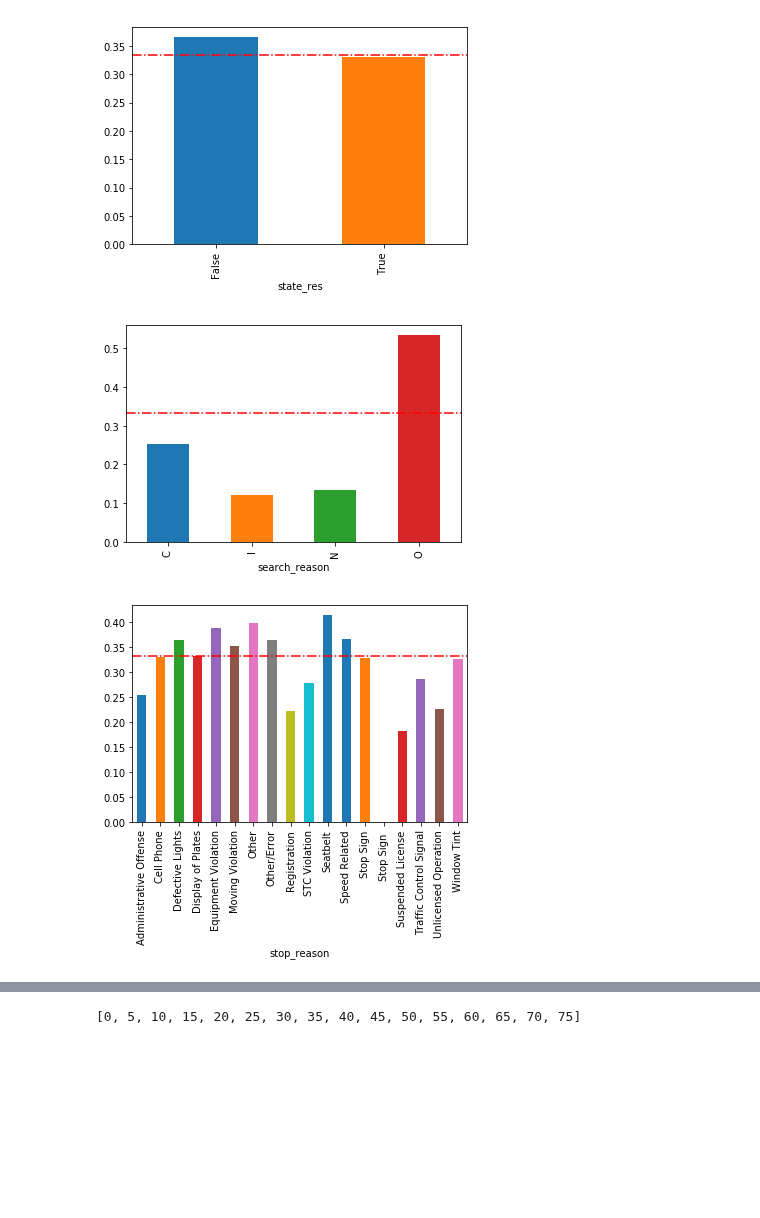
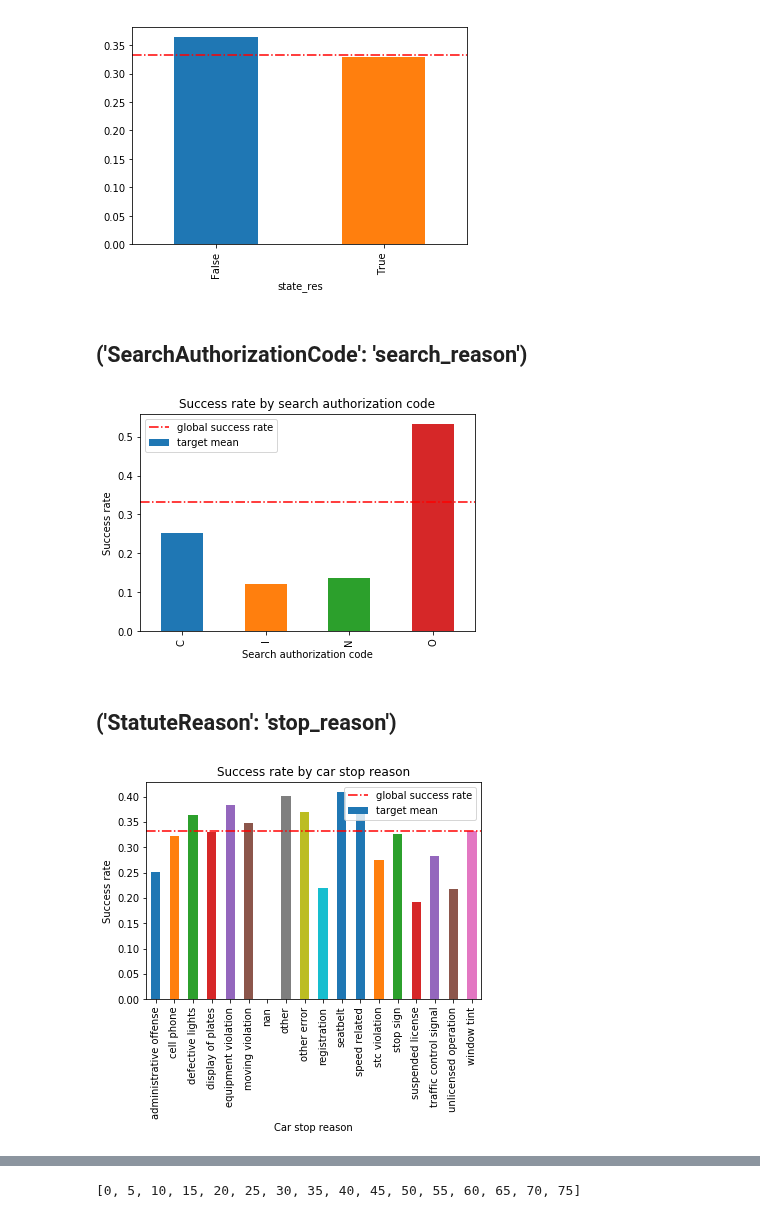
Before and after one commit to jnpicao/LDSSA-batch3-workspace, a Jupyter notebook: Capstone/target_detection_patterns.ipynb, the cells around one changed output, grey strips where cells are left out. Cells and saved outputs as stored; diff of their text form; code cells hidden in the pictures; blank space fills up the shorter version.

```diff
--- a/Capstone/target_detection_patterns.ipynb
+++ b/Capstone/target_detection_patterns.ipynb
@@ -28,23 +28,25 @@ def ends(df, x=5):
 file_path = os.path.join('data', 'train.csv')
 
 
-# Option 1 for reading a sample of the file
-n_total_rows = 2437645
-prc_rows_to_read = 10
-n_rows_to_read = int(prc_rows_to_read/100*n_total_rows)
-n_rows_to_skip = n_total_rows - n_rows_to_read
+# # Option 1 for reading a sample of the file
+# n_total_rows = 2437645
+# prc_rows_to_read = 10
+# n_rows_to_read = int(prc_rows_to_read/100*n_total_rows)
+# n_rows_to_skip = n_total_rows - n_rows_to_read
 
-random.seed(178) # this is to get always the same sample. can be removed if we want the sample to change
-list_of_rows_to_skip = random.sample(
-    range(1, n_total_rows-1), # this is a range from the first row after the header, to the last row on the file
-    n_rows_to_skip # this is the number of rows we want to sample, i.e, to skip
-)
+# random.seed(178) # this is to get always the same sample. can be removed if we want the sample to change
+
+# list_of_rows_to_skip = random.sample(
+#     range(1, n_total_rows-1), # this is a range from the first row after the header, to the last row on the file
+#     n_rows_to_skip # this is the number of rows we want to sample, i.e, to skip
+# )
 
 
 # Option 2 for reading a sample of the file
 # sample 20% of the rows
-p = 0.8
+p = 1
 
+random.seed(178)  # this is to get always the same sample. can be removed if we want the sample to change
 try:
     df_original = pd.read_csv(file_path,
                              skiprows = lambda row_num: random.random() > p and row_num > 0,
@@ -125,6 +127,7 @@ def data_transformer(df_original: pd.DataFrame, columns_dict: dict) -> pd.DataFr
     # Clean strings from special characters and multiple spaces
     df.local = df.local.apply(simple_clean)
     df.departm = df.departm.apply(simple_clean)
+    df.stop_reason = df.stop_reason.apply(simple_clean)
 
     # convert Intervention DateTime to index of the DataFrame
     #df = df.set_index('date').sort_index()
@@ -444,13 +350,35 @@ dfs.groupby('state_res').target.mean().plot.bar()
 plt.axhline(y=target_global_mean, color='r', linestyle='-.');
 # %% [output]
 [figure]
+# %% [markdown]
+## ('SearchAuthorizationCode': 'search_reason')
 # %%
-dfs.groupby('search_reason').target.mean().plot.bar()
-plt.axhline(y=target_global_mean, color='r', linestyle='-.');
+dfs.groupby('search_reason').target.mean().plot.bar(label='target mean')
+
+plt.axhline(y=target_global_mean, color='r', linestyle='-.', label='global success rate')
+
+plt.title('Success rate by search authorization code')
+plt.xlabel("Search authorization code")
+plt.ylabel("Success rate")
+
+plt.legend()
+
+plt.savefig(os.path.join('plots', 'target_search_reason_average.png'));
 # %% [output]
-[figure, old version]
+[figure, new version]
+# %% [markdown]
+## ('StatuteReason': 'stop_reason')
 # %%
-dfs.groupby('stop_reason').target.mean().plot.bar()
-plt.axhline(y=target_global_mean, color='r', linestyle='-.');
+dfs.groupby('stop_reason').target.mean().plot.bar(label='target mean')
+
+plt.axhline(y=target_global_mean, color='r', linestyle='-.', label='global success rate')
+
+plt.title('Success rate by car stop reason')
+plt.xlabel("Car stop reason")
+plt.ylabel("Success rate")
+
+plt.legend()
+
+plt.savefig(os.path.join('plots', 'target_stop_reason_average.png'));
 # %% [output]
-[figure, old version]
+[figure, new version]
```
Also changed, not shown: parts of 51 cells of this notebook.
